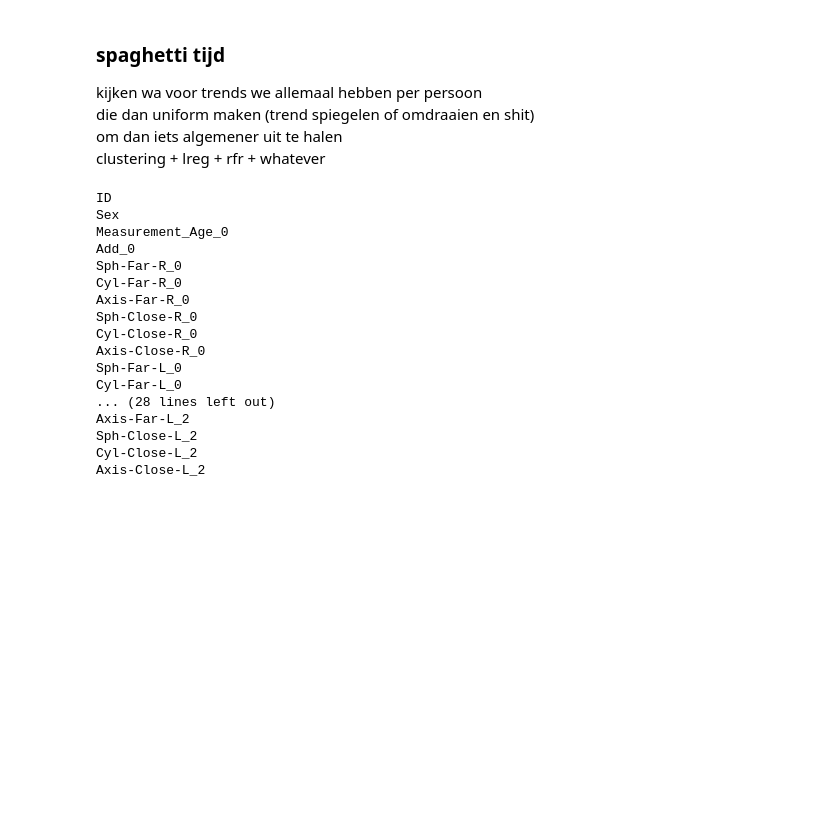
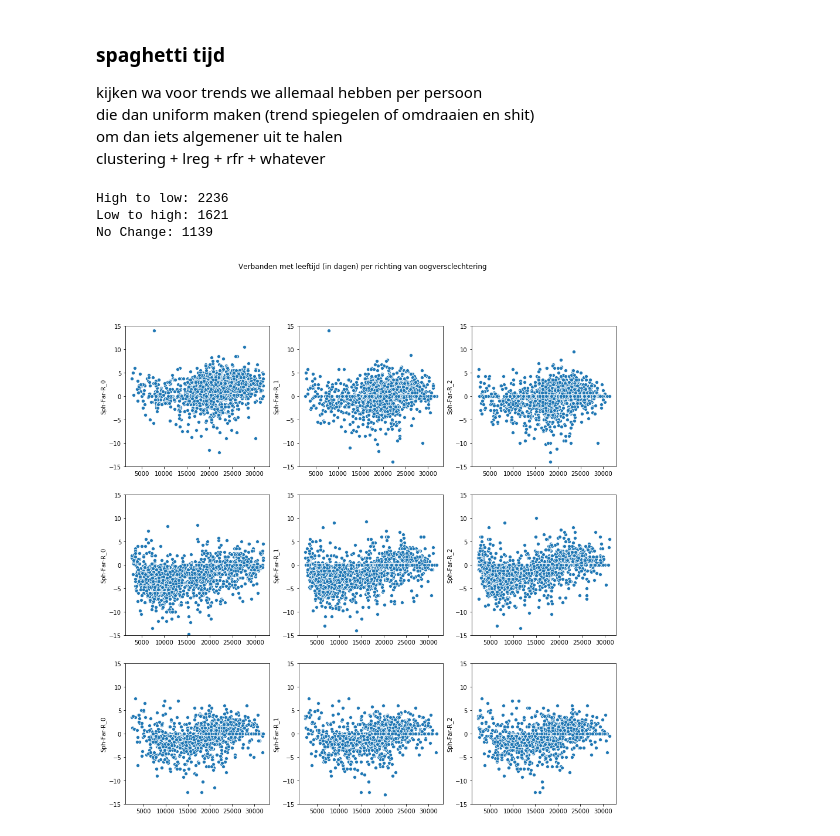
Before and after one commit to Arno989/Project-3, a Jupyter notebook: ML/Oft-Spaghet.ipynb, the cells around one changed output. Saved outputs shown, nothing was run; the diff lists cells and outputs as text; code cells hidden in the pictures; blank space fills up the shorter version.

```diff
--- a/ML/Oft-Spaghet.ipynb
+++ b/ML/Oft-Spaghet.ipynb
@@ -51,29 +51,29 @@ clustering + lreg + rfr + whatever
 dataset_hl = pd.DataFrame() # high - low
 dataset_lh = pd.DataFrame() # low - high
 dataset_nc = pd.DataFrame() # no change
-
+hl, lh, nc = 0, 0, 0
 for index, row in dataset.iterrows():
-    if row[f'{target}_0'] > row[f'{target}_{prefAmountRecords}']:
+    if row[f'{target}_0'] > row[f'{target}_{prefAmountRecords-1}']:
         dataset_hl = dataset_hl.append(row)
-    elif row[f'{target}_0'] < row[f'{target}_{prefAmountRecords}']:
+        hl+=1
+    elif row[f'{target}_0'] < row[f'{target}_{prefAmountRecords-1}']:
         dataset_lh = dataset_lh.append(row)
-    elif row[f'{target}_0'] = row[f'{target}_{prefAmountRecords}']:
+        lh+=1
+    elif row[f'{target}_0'] == row[f'{target}_{prefAmountRecords-1}']:
         dataset_nc = dataset_nc.append(row)
+        nc+=1
+print(f'High to low: {hl} \nLow to high: {lh} \nNo Change: {nc}')
 # %% [output]
-ID
-Sex
-Measurement_Age_0
-Add_0
-Sph-Far-R_0
-Cyl-Far-R_0
-Axis-Far-R_0
-Sph-Close-R_0
-Cyl-Close-R_0
-Axis-Close-R_0
-Sph-Far-L_0
-Cyl-Far-L_0
-... (28 lines left out)
-Axis-Far-L_2
-Sph-Close-L_2
-Cyl-Close-L_2
-Axis-Close-L_2
+High to low: 2236
+Low to high: 1621
+No Change: 1139
+# %%
+fig, axs = plt.subplots(nrows= 3, ncols= 3, figsize=(15, 15))
+fig.suptitle('Verbanden met leeftijd (in dagen) per richting van oogversclechtering')
+for i, df in enumerate([dataset_hl, dataset_lh, dataset_nc]):
+    for ii in range(prefAmountRecords):
+        sns.scatterplot(x = f'Measurement_Age_{ii}', y = f'{target}_{ii}', data = df, ax=axs[i, ii])
+        axs[i, ii].set(xlabel=None, ylim=(-15,15))
+plt.show()
+# %% [output]
+[figure, added]
```
Also changed, not shown: 4 other files.
